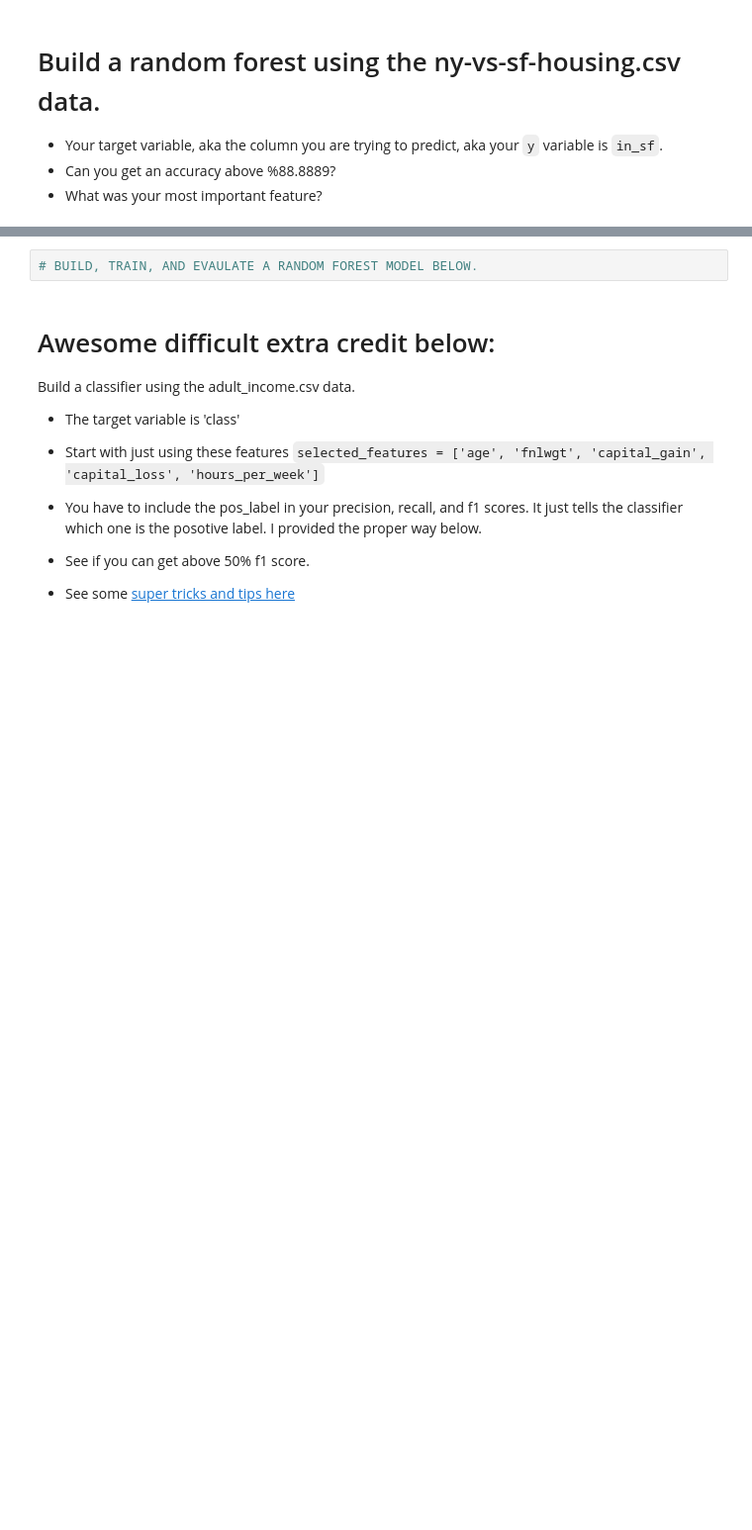
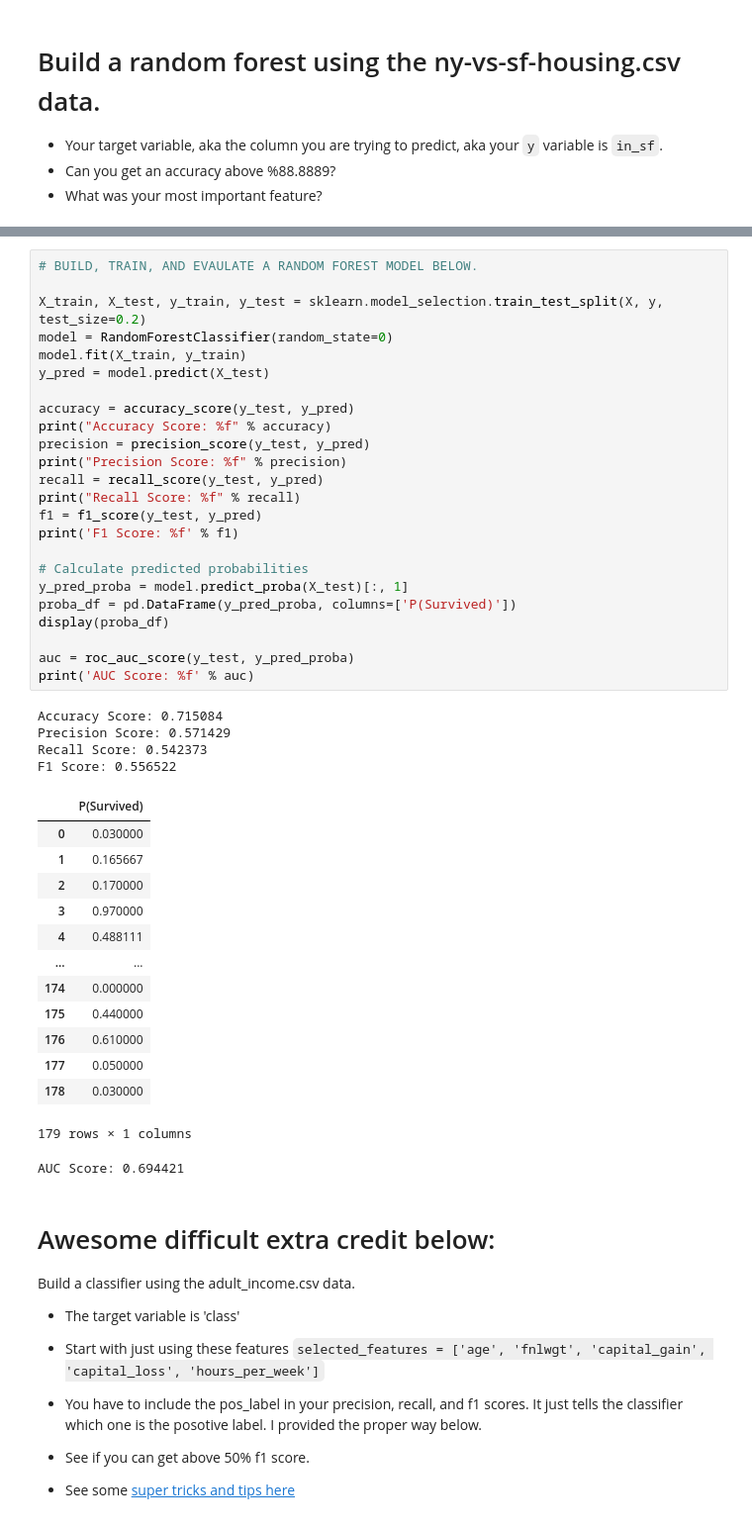
Before and after one commit to availe/CTP-Data-Science, a Jupyter notebook: Week-08-Decision-Trees-n-Random-Forest/Exercise-RD.ipynb, the cells around one changed output, grey strips where cells are left out. Shown at 99% size. Cells and saved outputs as stored; diff of their text form; blank space fills up the shorter version.

```diff
--- a/Week-08-Decision-Trees-n-Random-Forest/Exercise-RD.ipynb
+++ b/Week-08-Decision-Trees-n-Random-Forest/Exercise-RD.ipynb
@@ -414,5 +503,46 @@ df.head()
-# %%
-# BUILD, TRAIN, AND EVAULATE A RANDOM FOREST MODEL BELOW.
+# %%
+# BUILD, TRAIN, AND EVAULATE A RANDOM FOREST MODEL BELOW.
+
+X_train, X_test, y_train, y_test = sklearn.model_selection.train_test_split(X, y, test_size=0.2)
+model = RandomForestClassifier(random_state=0)
+model.fit(X_train, y_train)
+y_pred = model.predict(X_test)
+
+accuracy = accuracy_score(y_test, y_pred)
+print("Accuracy Score: %f" % accuracy)
+precision = precision_score(y_test, y_pred)
+print("Precision Score: %f" % precision)
+recall = recall_score(y_test, y_pred)
+print("Recall Score: %f" % recall)
+f1 = f1_score(y_test, y_pred)
+print('F1 Score: %f' % f1)
+
+# Calculate predicted probabilities
+y_pred_proba = model.predict_proba(X_test)[:, 1]
+proba_df = pd.DataFrame(y_pred_proba, columns=['P(Survived)'])
+display(proba_df)
+
+auc = roc_auc_score(y_test, y_pred_proba)
+print('AUC Score: %f' % auc)
+# %% [output]
+Accuracy Score: 0.715084
+Precision Score: 0.571429
+Recall Score: 0.542373
+F1 Score: 0.556522
+|  | P(Survived) |
+| 0 | 0.030000 |
+| 1 | 0.165667 |
+| 2 | 0.170000 |
+| 3 | 0.970000 |
+| 4 | 0.488111 |
+| ... | ... |
+| 174 | 0.000000 |
+| 175 | 0.440000 |
+| 176 | 0.610000 |
+| 177 | 0.050000 |
+| 178 | 0.030000 |
+179 rows × 1 columns
+AUC Score: 0.694421
 # %% [markdown]
 # Awesome difficult extra credit below:
 Build a classifier using the adult_income.csv data.
```
Also changed, not shown: parts of 10 cells of this notebook.
